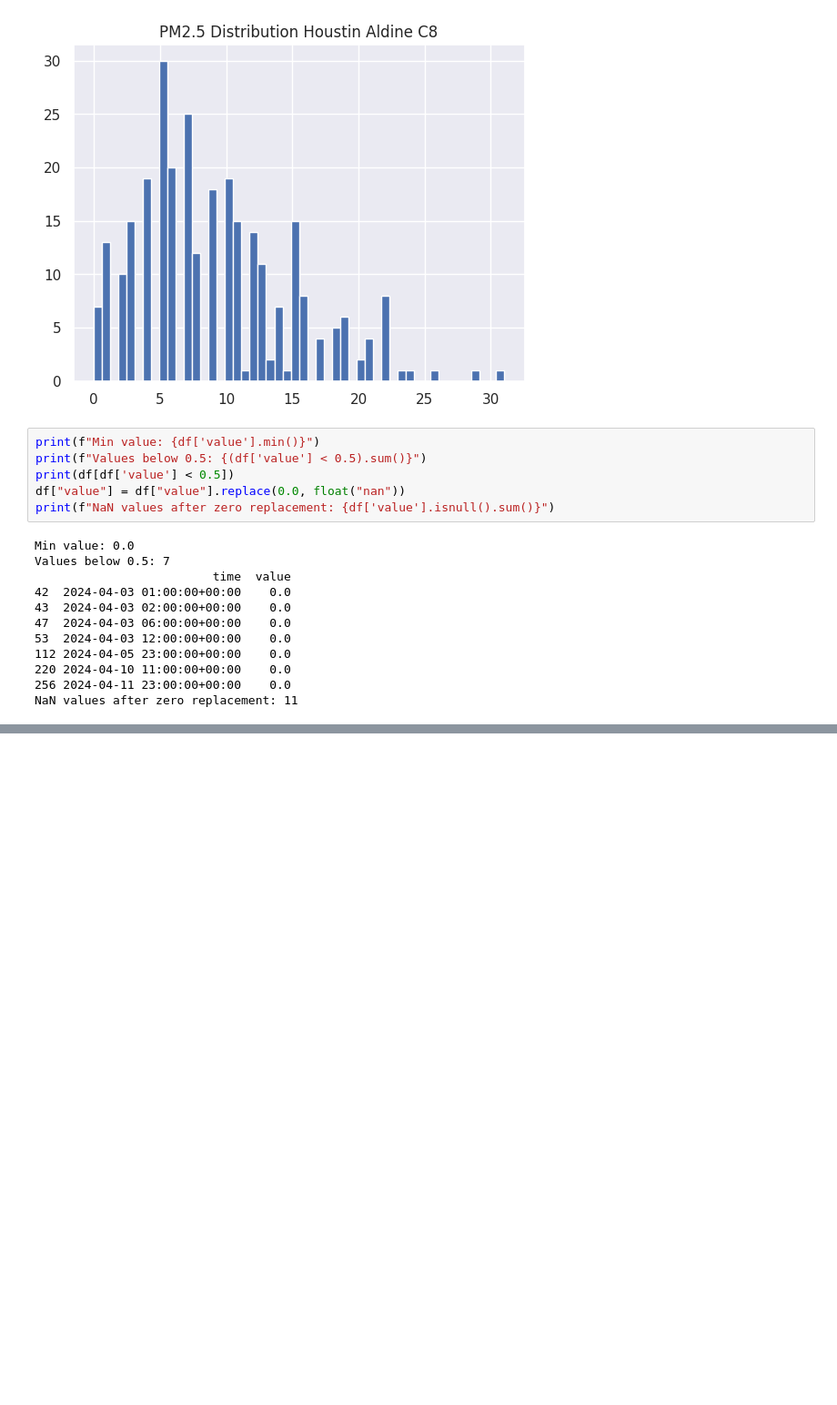
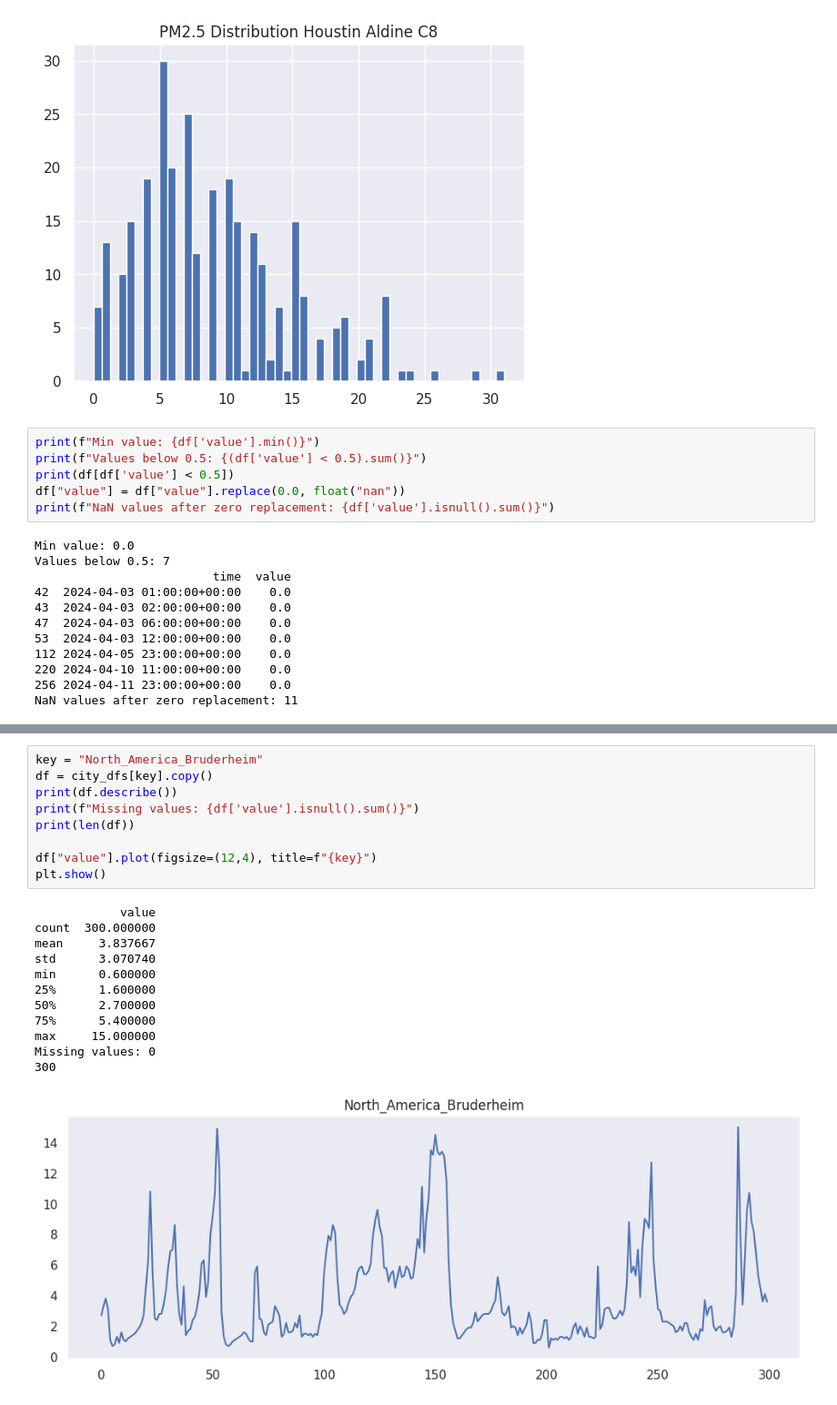
Before and after one commit to hsunh18/aq-ml-pipeline, a Jupyter notebook: REU.ipynb, the cells around one changed output, grey strips where cells are left out. Shown at 91% size. Saved outputs shown, nothing was run; the diff lists cells and outputs as text; blank space fills up the shorter version.

```diff
--- a/REU.ipynb
+++ b/REU.ipynb
@@ -724,0 +789,22 @@ Missing after interpolation 2
+# %%
+key = "North_America_Bruderheim"
+df = city_dfs[key].copy()
+print(df.describe())
+print(f"Missing values: {df['value'].isnull().sum()}")
+print(len(df))
+
+df["value"].plot(figsize=(12,4), title=f"{key}")
+plt.show()
+# %% [output]
+            value
+count  300.000000
+mean     3.837667
+std      3.070740
+min      0.600000
+25%      1.600000
+50%      2.700000
+75%      5.400000
+max     15.000000
+Missing values: 0
+300
+[figure, added]
```
Also changed, not shown: parts of 8 cells of this notebook.
